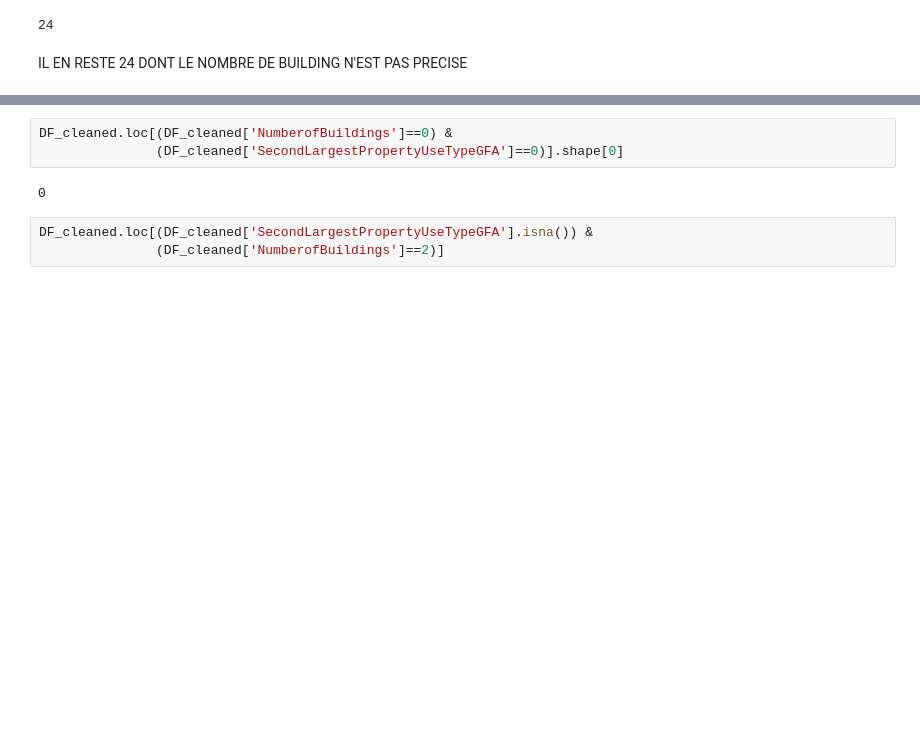
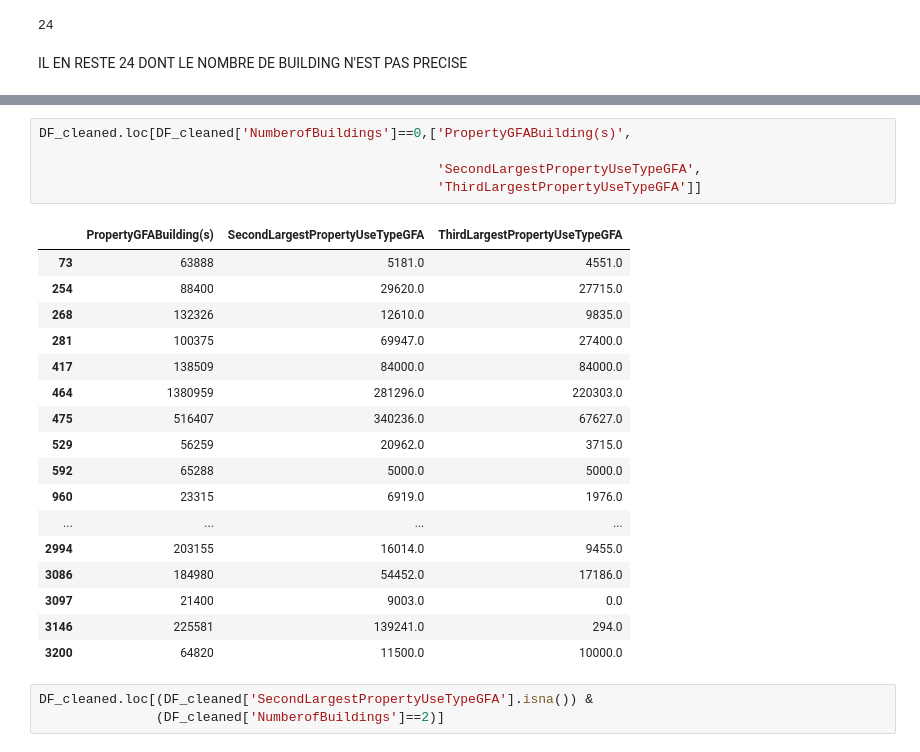
Before and after one commit to EP-portfolio/PROJET_4, a Jupyter notebook: PROJET_4.ipynb, the cells around one changed output, grey strips where cells are left out. Saved outputs shown, nothing was run; the diff lists cells and outputs as text; blank space fills up the shorter version.

```diff
--- a/PROJET_4.ipynb
+++ b/PROJET_4.ipynb
@@ -1029,8 +1062,26 @@ IL EN RESTE 24 DONT LE NOMBRE DE BUILDING N'EST PAS PRECISE
 # %%
-DF_cleaned.loc[(DF_cleaned['NumberofBuildings']==0) &
-               (DF_cleaned['SecondLargestPropertyUseTypeGFA']==0)].shape[0]
+DF_cleaned.loc[DF_cleaned['NumberofBuildings']==0,['PropertyGFABuilding(s)',
+
+                                                   'SecondLargestPropertyUseTypeGFA',
+                                                   'ThirdLargestPropertyUseTypeGFA']]
 # %% [output]
-0
+|  | PropertyGFABuilding(s) | SecondLargestPropertyUseTypeGFA | ThirdLargestPropertyUseTypeGFA |
+| 73 | 63888 | 5181.0 | 4551.0 |
+| 254 | 88400 | 29620.0 | 27715.0 |
+| 268 | 132326 | 12610.0 | 9835.0 |
+| 281 | 100375 | 69947.0 | 27400.0 |
+| 417 | 138509 | 84000.0 | 84000.0 |
+| 464 | 1380959 | 281296.0 | 220303.0 |
+| 475 | 516407 | 340236.0 | 67627.0 |
+| 529 | 56259 | 20962.0 | 3715.0 |
+| 592 | 65288 | 5000.0 | 5000.0 |
+| 960 | 23315 | 6919.0 | 1976.0 |
+| ... | ... | ... | ... |
+| 2994 | 203155 | 16014.0 | 9455.0 |
+| 3086 | 184980 | 54452.0 | 17186.0 |
+| 3097 | 21400 | 9003.0 | 0.0 |
+| 3146 | 225581 | 139241.0 | 294.0 |
+| 3200 | 64820 | 11500.0 | 10000.0 |
 # %%
 DF_cleaned.loc[(DF_cleaned['SecondLargestPropertyUseTypeGFA'].isna()) &
                (DF_cleaned['NumberofBuildings']==2)]
```
Also changed, not shown: parts of 53 cells of this notebook, 2 other files.
